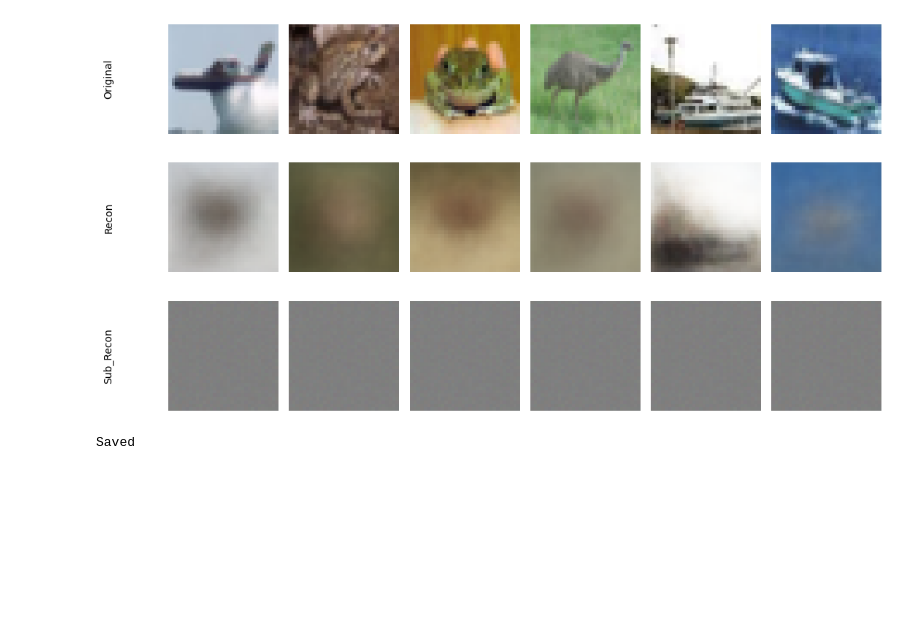
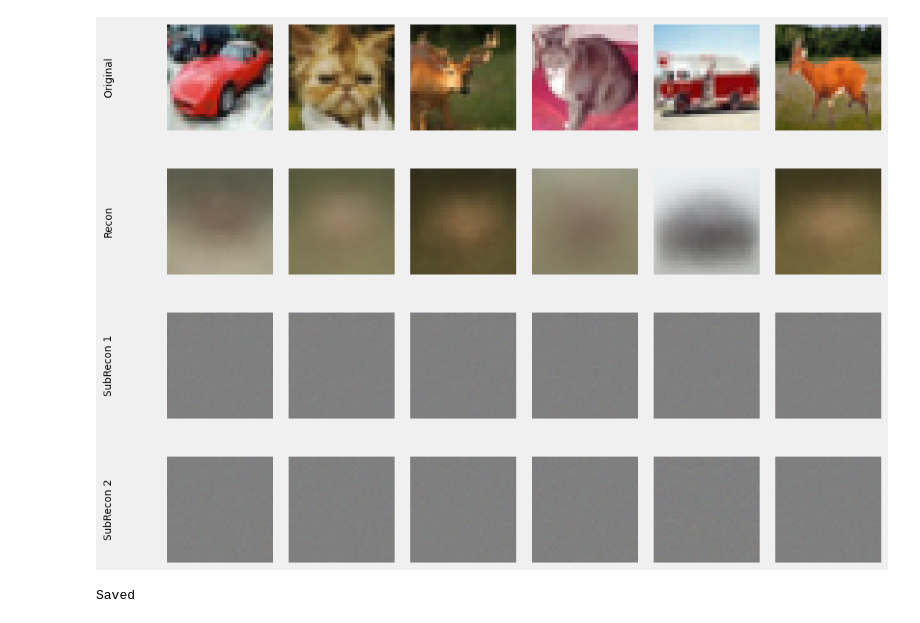
Before and after one commit to Nizaxga/mrl-encoder, a Jupyter notebook: trains/v6.ipynb, the cells around one changed output. Saved outputs shown, nothing was run; the diff lists cells and outputs as text; code cells hidden in the pictures; blank space fills up the shorter version.

```diff
--- a/trains/v6.ipynb
+++ b/trains/v6.ipynb
@@ -100,9 +121,9 @@ autoencoder(
 )
 # %%
 for epoch in range(epochs):
-    for images, labels in loader:
+    for images, _ in loader:
         images = images.view(-1, 3 * 32 * 32).to(device)
-        reconstructed, represent, sub_recon = model(images)
+        reconstructed, first_recon, second_recon ,represent = model(images)
         loss = loss_function(reconstructed, images)
 
         optimizer.zero_grad()
@@ -110,6 +131,6 @@ for epoch in range(epochs):
         optimizer.step()
 
         losses.append(loss.item())
-    outputs.append((epoch, images, reconstructed, represent, sub_recon))
+    outputs.append((epoch, images, reconstructed, first_recon, second_recon, represent))
     print(f"Epoch {epoch + 1}/{epochs}, Loss: {loss.item():.6f}")
 # %% [output]
@@ -135,0 +138,7 @@ Epoch 20/20, Loss: 0.026558
+# %%
+plt.style.use("fivethirtyeight")
+plt.figure(figsize=(8, 5))
+plt.plot(losses, label="Loss")
+plt.xlabel("Iterations")
+plt.ylabel("Loss")
+plt.legend()
@@ -136,18 +148,21 @@ Epoch 20/20, Loss: 0.026558
 # %%
-epoch_idx, original_imgs, recon_imgs, represent, sub_recon = outputs[-1]
+epoch_idx, original_imgs, recon_imgs, first_recon, second_recon, represent = outputs[-1]
 n = min(6, original_imgs.size(0))
 
 
 original_imgs = original_imgs[:n].detach().cpu().view(-1, 3, 32, 32)
 recon_imgs = recon_imgs[:n].detach().cpu().view(-1, 3, 32, 32)
+first_recon = first_recon[:n].detach().cpu().view(-1, 3, 32, 32)
+second_recon = second_recon[:n].detach().cpu().view(-1, 3, 32, 32)
 represent = represent[:n].detach().cpu()
-sub_recon = sub_recon[:n].detach().cpu().view(-1, 3, 32, 32)
+
 
 
 image_sets = [
     ("Original", original_imgs),
     ("Recon", recon_imgs),
-    ("Sub_Recon", sub_recon),
+    ("SubRecon 1", first_recon),
+    ("SubRecon 2", second_recon)
 ]
 
 
@@ -159,34 +174,32 @@ image_sets = [
 #         ax = plt.subplot(rows, n, row * n + col + 1)
 #         ax.imshow(img_batch[col], cmap='gray')
 #         ax.axis('off')
 
 
 #         if col == 0:
 #             ax.text(-0.5, 0.5, title, fontsize=10, va='center', ha='right', transform=ax.transAxes, rotation=90)
 
 # plt.tight_layout()
 # plt.show()
 
 rows = len(image_sets)
 plt.figure(figsize=(1.8 * n, 2 * rows))
 
 for row, (title, img_batch) in enumerate(image_sets):
     for col in range(n):
         ax = plt.subplot(rows, n, row * n + col + 1)
 
         img = img_batch[col].permute(1, 2, 0).numpy()
         img = img.clip(0, 1)
         ax.imshow(img)
         ax.axis('off')
 
         if col == 0:
             ax.text(-0.5, 0.5, title, fontsize=10, va='center', ha='right',
                     transform=ax.transAxes, rotation=90)
 
 plt.tight_layout()
-
-plt.savefig("../output/autoencoder_CIFAR10.png", dpi=300)
 plt.show()
 # %% [output]
-[figure, old version]
+[figure, new version]
 # %%
```
Also changed, not shown: parts of 9 cells of this notebook, 2 other files.
